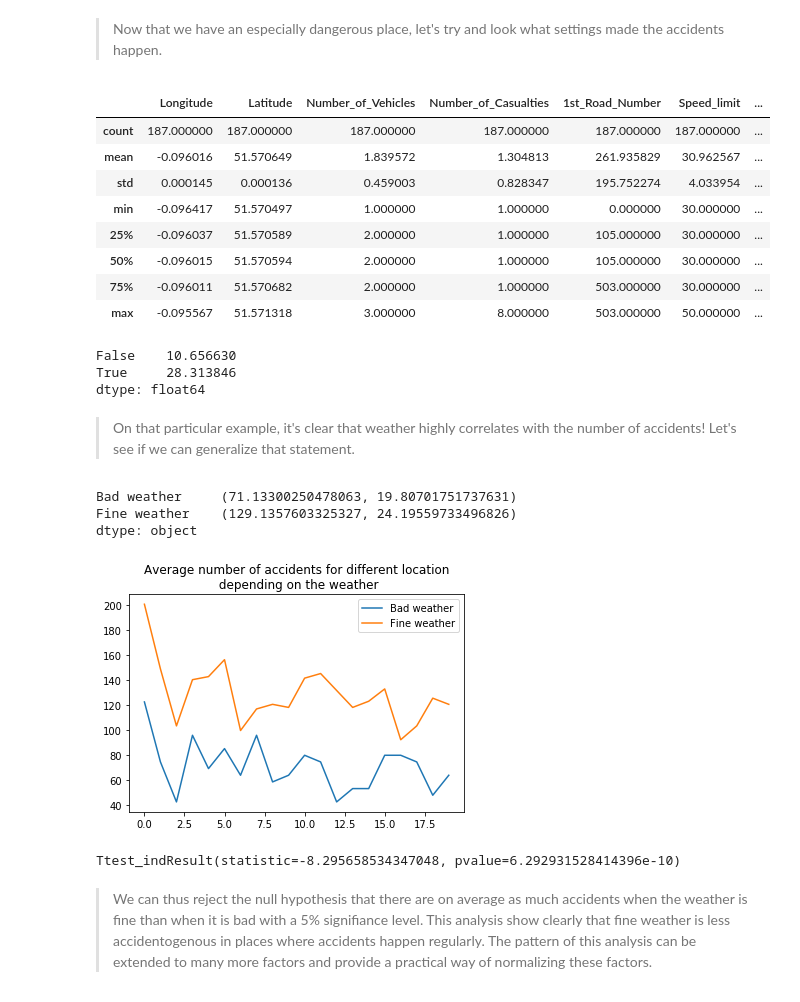
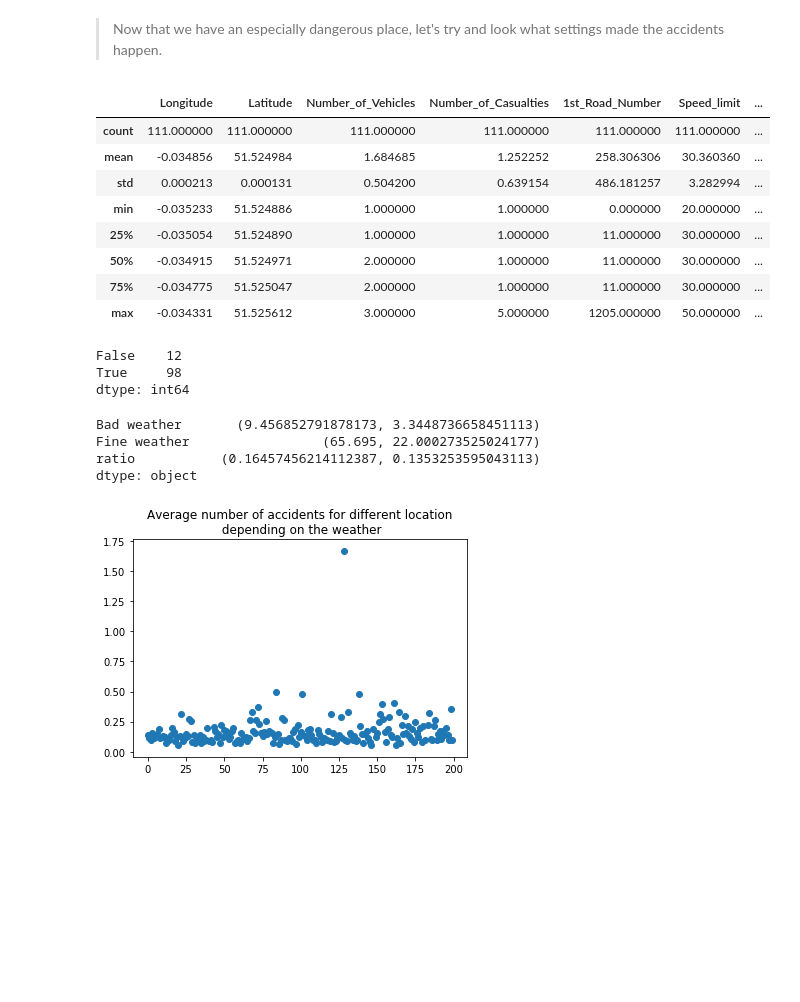
Before and after one commit to Eagleseb/survive-your-commuting, a Jupyter notebook: Milestone2.ipynb, the cells around one changed output. Saved outputs shown, nothing was run; the diff lists cells and outputs as text; code cells hidden in the pictures; blank space fills up the shorter version.

```diff
--- a/Milestone2.ipynb
+++ b/Milestone2.ipynb
@@ -447,7 +447,7 @@ acc_per_latlng = accidents.groupby(['Latitude_bin', 'Longitude_bin'])
 # Get the index of the place with the most casualties
 sorted_acc_per_latlng = acc_per_latlng.agg({'Number_of_Casualties': 'sum'}).sort_values('Number_of_Casualties', ascending=False)
 # %%
-acc_at_loc = acc_per_latlng.get_group((51.57150956649999, -0.09556582050000001))
+acc_at_loc = acc_per_latlng.get_group((51.497766266099994, -0.49638557250000004))
 m = folium.Map(location=london_coord, zoom_start=5)
 marker_cluster = folium.plugins.marker_cluster.MarkerCluster().add_to(m)
 for acc in acc_at_loc.itertuples():
@@ -461,52 +461,44 @@ m
 acc_at_loc.describe()
 # %% [output]
 |  | Longitude | Latitude | Number_of_Vehicles | Number_of_Casualties | 1st_Road_Number | Speed_limit | ... |
-| count | 187.000000 | 187.000000 | 187.000000 | 187.000000 | 187.000000 | 187.000000 | ... |
-| mean | -0.096016 | 51.570649 | 1.839572 | 1.304813 | 261.935829 | 30.962567 | ... |
-| std | 0.000145 | 0.000136 | 0.459003 | 0.828347 | 195.752274 | 4.033954 | ... |
-| min | -0.096417 | 51.570497 | 1.000000 | 1.000000 | 0.000000 | 30.000000 | ... |
-| 25% | -0.096037 | 51.570589 | 2.000000 | 1.000000 | 105.000000 | 30.000000 | ... |
-| 50% | -0.096015 | 51.570594 | 2.000000 | 1.000000 | 105.000000 | 30.000000 | ... |
-| 75% | -0.096011 | 51.570682 | 2.000000 | 1.000000 | 503.000000 | 30.000000 | ... |
-| max | -0.095567 | 51.571318 | 3.000000 | 8.000000 | 503.000000 | 50.000000 | ... |
+| count | 111.000000 | 111.000000 | 111.000000 | 111.000000 | 111.000000 | 111.000000 | ... |
+| mean | -0.034856 | 51.524984 | 1.684685 | 1.252252 | 258.306306 | 30.360360 | ... |
+| std | 0.000213 | 0.000131 | 0.504200 | 0.639154 | 486.181257 | 3.282994 | ... |
+| min | -0.035233 | 51.524886 | 1.000000 | 1.000000 | 0.000000 | 20.000000 | ... |
+| 25% | -0.035054 | 51.524890 | 1.000000 | 1.000000 | 11.000000 | 30.000000 | ... |
+| 50% | -0.034915 | 51.524971 | 2.000000 | 1.000000 | 11.000000 | 30.000000 | ... |
+| 75% | -0.034775 | 51.525047 | 2.000000 | 1.000000 | 11.000000 | 30.000000 | ... |
+| max | -0.034331 | 51.525612 | 3.000000 | 5.000000 | 1205.000000 | 50.000000 | ... |
 # %%
 # Let's compute the number of accidents for each weather condition
 # and weight that with the total ratio of accidents per weather condition
 at_loc = acc_at_loc.groupby('Weather_Conditions').size()
 at_loc = at_loc[~at_loc.index.str.match('Data missing or out of range|Unknown')]
-at_loc = at_loc.groupby(at_loc.index.str.contains('Fine')).sum().divide(acc_per_weather_ratio)
+at_loc = at_loc.groupby(at_loc.index.str.contains('Fine')).sum()
 at_loc
 # %% [output]
-False    10.656630
-True     28.313846
-dtype: float64
+False    12
+True     98
+dtype: int64
-# %% [markdown]
-> On that particular example, it's clear that weather highly correlates with the number of accidents! Let's see if we can generalize that statement.
 # %%
 # Let's compute the weather effect on the 20 most accidentogenous places
 weather_effect = pd.DataFrame()
-for lat_lng in sorted_acc_per_latlng.index[:20]:
+for lat_lng in sorted_acc_per_latlng.index[:200]:
     acc_at_loc = acc_per_latlng.get_group(lat_lng)
     at_loc = acc_at_loc.groupby('Weather_Conditions').size()
     at_loc = at_loc[~at_loc.index.str.match('Data missing or out of range|Unknown')]
-    weather_effect[lat_lng] = at_loc.groupby(at_loc.index.str.contains('Fine')).sum().divide(acc_per_weather_ratio)
+    weather_effect[lat_lng] = at_loc.groupby(at_loc.index.str.contains('Fine')).sum()
 weather_effect.rename(index={True: 'Fine weather', False: 'Bad weather'}, inplace=True)
+weather_effect.loc['ratio'] = weather_effect.loc['Bad weather'].divide(weather_effect.loc['Fine weather'])
 # %%
 weather_effect.apply(lambda r: (pd.DataFrame.mean(r), pd.Series.std(r)), axis=1)
 # %% [output]
-Bad weather     (71.13300250478063, 19.80701751737631)
-Fine weather    (129.1357603325327, 24.19559733496826)
+Bad weather       (9.456852791878173, 3.3448736658451113)
+Fine weather                 (65.695, 22.000273525024177)
+ratio           (0.16457456214112387, 0.1353253595043113)
 dtype: object
 # %%
-plt.plot(np.arange(len(weather_effect.loc['Bad weather'])), weather_effect.loc['Bad weather'].values, label='Bad weather')
-plt.plot(np.arange(len(weather_effect.loc['Bad weather'])), weather_effect.loc['Fine weather'].values, label='Fine weather')
-plt.legend()
+plt.scatter(np.arange(len(weather_effect.loc['ratio'])), weather_effect.loc['ratio'].values)
 plt.title("Average number of accidents for different location\n depending on the weather");
 # %% [output]
-[figure, old version]
+[figure, new version]
-# %%
-stats.ttest_ind(weather_effect.loc['Bad weather'].values, weather_effect.loc['Fine weather'].values, equal_var=False)
-# %% [output]
-Ttest_indResult(statistic=-8.295658534347048, pvalue=6.292931528414396e-10)
-# %% [markdown]
-> We can thus reject the null hypothesis that there are on average as much accidents when the weather is fine than when it is bad with a 5% signifiance level. This analysis show clearly that fine weather is less accidentogenous in places where accidents happen regularly. The pattern of this analysis can be extended to many more factors and provide a practical way of normalizing these factors.
```
Also changed, not shown: parts of 2 cells of this notebook, 2 other files.
